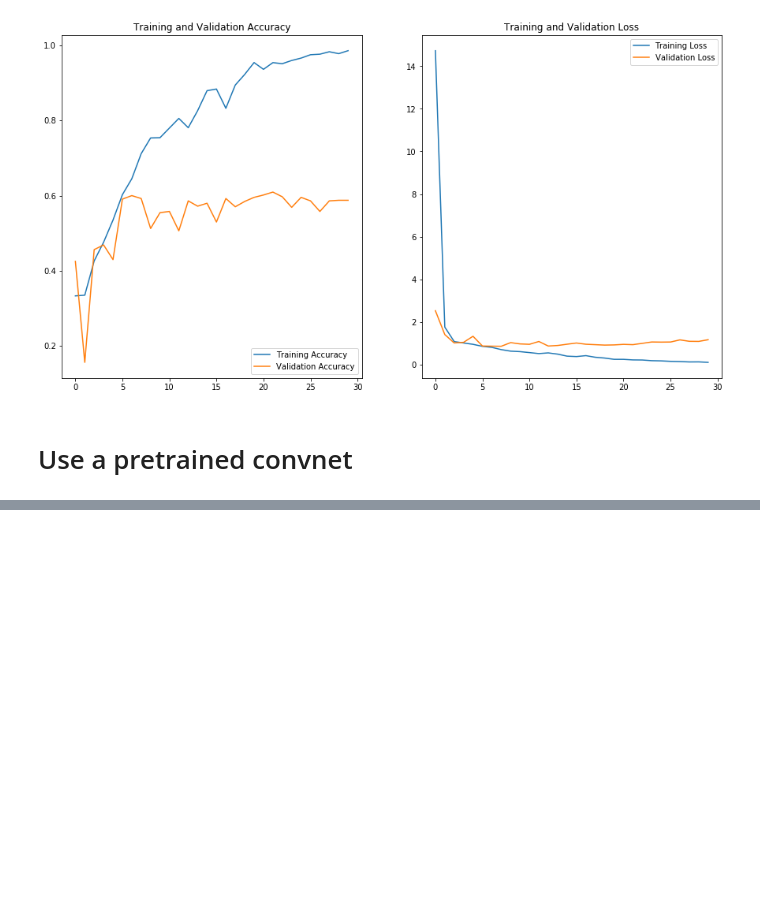
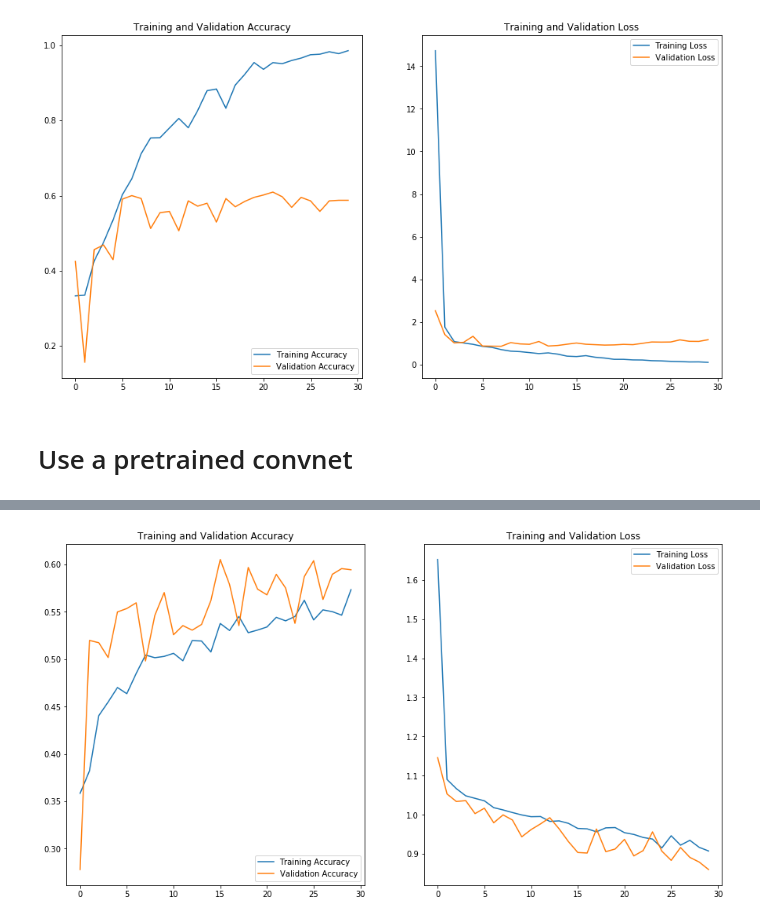
Before and after one commit to veeps/molecular_classification, a Jupyter notebook: code/002_cnn_multiclass.ipynb, the cells around one changed output, grey strips where cells are left out. Cells and saved outputs as stored; diff of their text form; code cells hidden in the pictures; blank space fills up the shorter version.

Commit message:
ran a model using a pre-trained library VGG16

```diff
--- a/code/002_cnn_multiclass.ipynb
+++ b/code/002_cnn_multiclass.ipynb
@@ -262,0 +289,2 @@ Downloading data from https://github.com/fchollet/deep-learning-models/releases/
+# %%
+validation_features, validation_labels = extract_features(validation_dir, 831)
@@ -262,0 +297,8 @@ Downloading data from https://github.com/fchollet/deep-learning-models/releases/
+# %%
+model5 = models.Sequential()
+model5.add(layers.Dense(256, activation = "relu", input_dim = 4*4*512))
+model5.add(layers.Dropout(0.5))
+model5.add(layers.Dense(3, activation = "softmax"))
+# %%
+model5.compile(optimizer = "adam", loss = "sparse_categorical_crossentropy",
+              metrics=['accuracy'])
@@ -262,0 +309,5 @@ Downloading data from https://github.com/fchollet/deep-learning-models/releases/
+# %%
+history5 = model5.fit(train_features, train_labels,
+                     epochs = 30,
+                     batch_size = 128,
+                     validation_data = (validation_features, validation_labels))
@@ -262,0 +332,24 @@ Downloading data from https://github.com/fchollet/deep-learning-models/releases/
+# %%
+acc = history5.history['accuracy']
+val_acc = history5.history['val_accuracy']
+
+loss=history5.history['loss']
+val_loss=history5.history['val_loss']
+
+epochs_range = range(epochs)
+
+plt.figure(figsize=(15, 8))
+plt.subplot(1, 2, 1)
+plt.plot(epochs_range, acc, label='Training Accuracy')
+plt.plot(epochs_range, val_acc, label='Validation Accuracy')
+plt.legend(loc='lower right')
+plt.title('Training and Validation Accuracy')
+
+plt.subplot(1, 2, 2)
+plt.plot(epochs_range, loss, label='Training Loss')
+plt.plot(epochs_range, val_loss, label='Validation Loss')
+plt.legend(loc='upper right')
+plt.title('Training and Validation Loss')
+plt.show()
+# %% [output]
+[figure, added]
```
Also changed, not shown: parts of 10 cells of this notebook.
